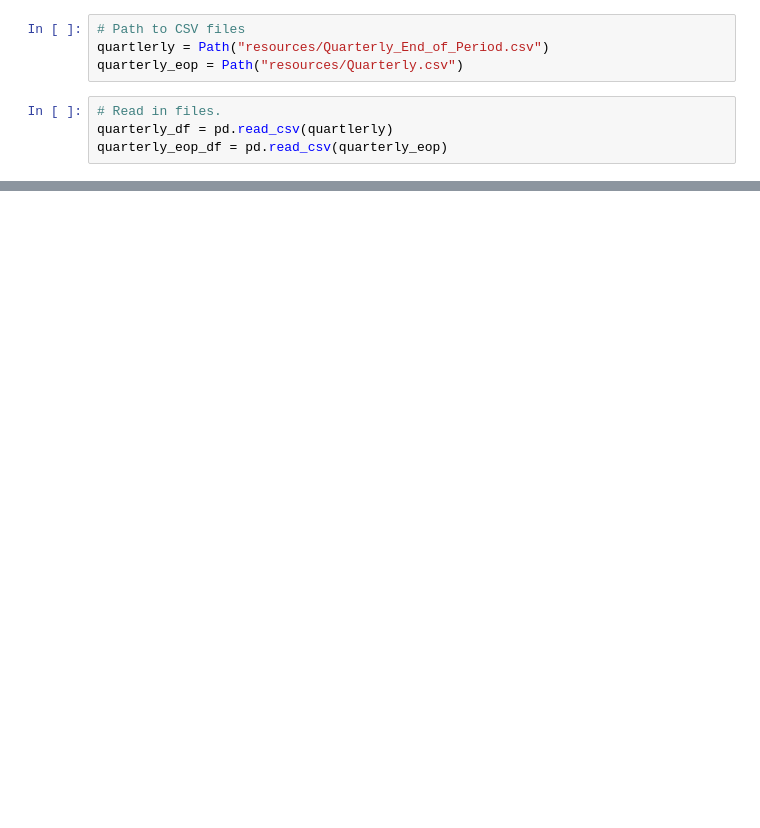
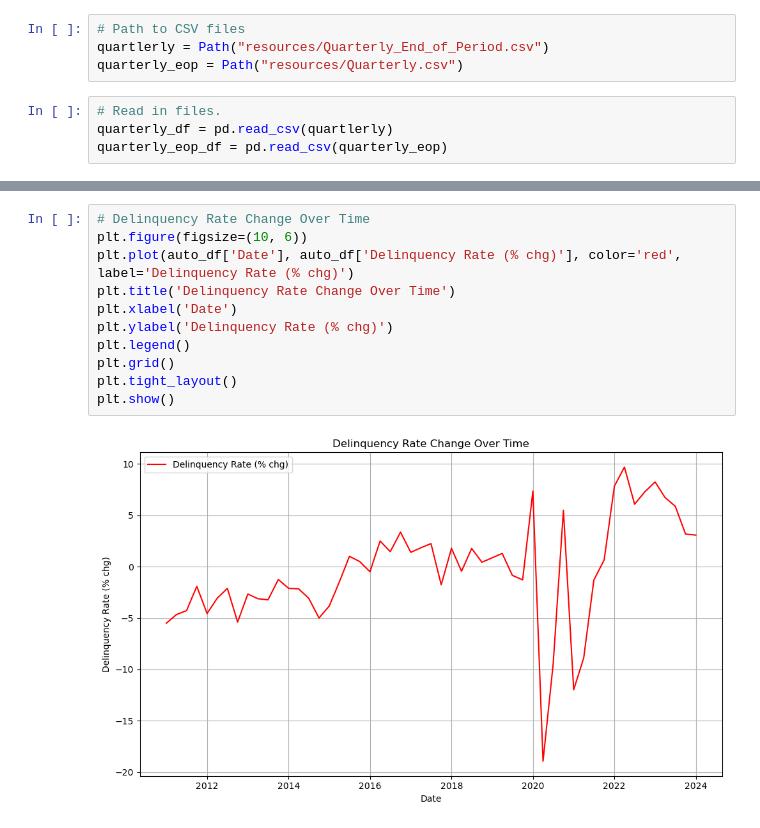
Before and after one commit to AndrewJ79/dc_project_1, a Jupyter notebook: Test.ipynb, the cells around one changed output, grey strips where cells are left out. Saved outputs shown, nothing was run; the diff lists cells and outputs as text; blank space fills up the shorter version.

```diff
--- a/Test.ipynb
+++ b/Test.ipynb
@@ -47,0 +88,13 @@ auto_df
+# %%
+# Delinquency Rate Change Over Time
+plt.figure(figsize=(10, 6))
+plt.plot(auto_df['Date'], auto_df['Delinquency Rate (% chg)'], color='red', label='Delinquency Rate (% chg)')
+plt.title('Delinquency Rate Change Over Time')
+plt.xlabel('Date')
+plt.ylabel('Delinquency Rate (% chg)')
+plt.legend()
+plt.grid()
+plt.tight_layout()
+plt.show()
+# %% [output]
+[figure, added]
```
Also changed, not shown: parts of 13 cells of this notebook, 1 other file.
